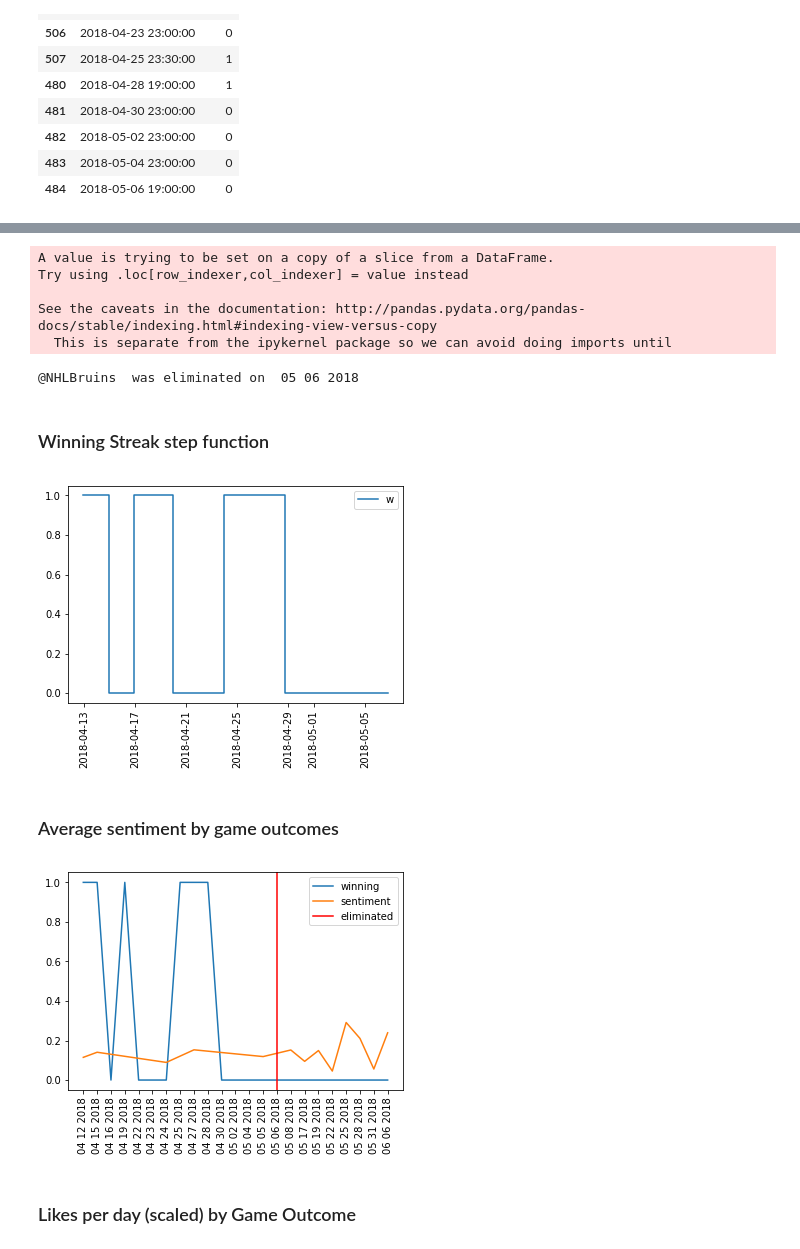
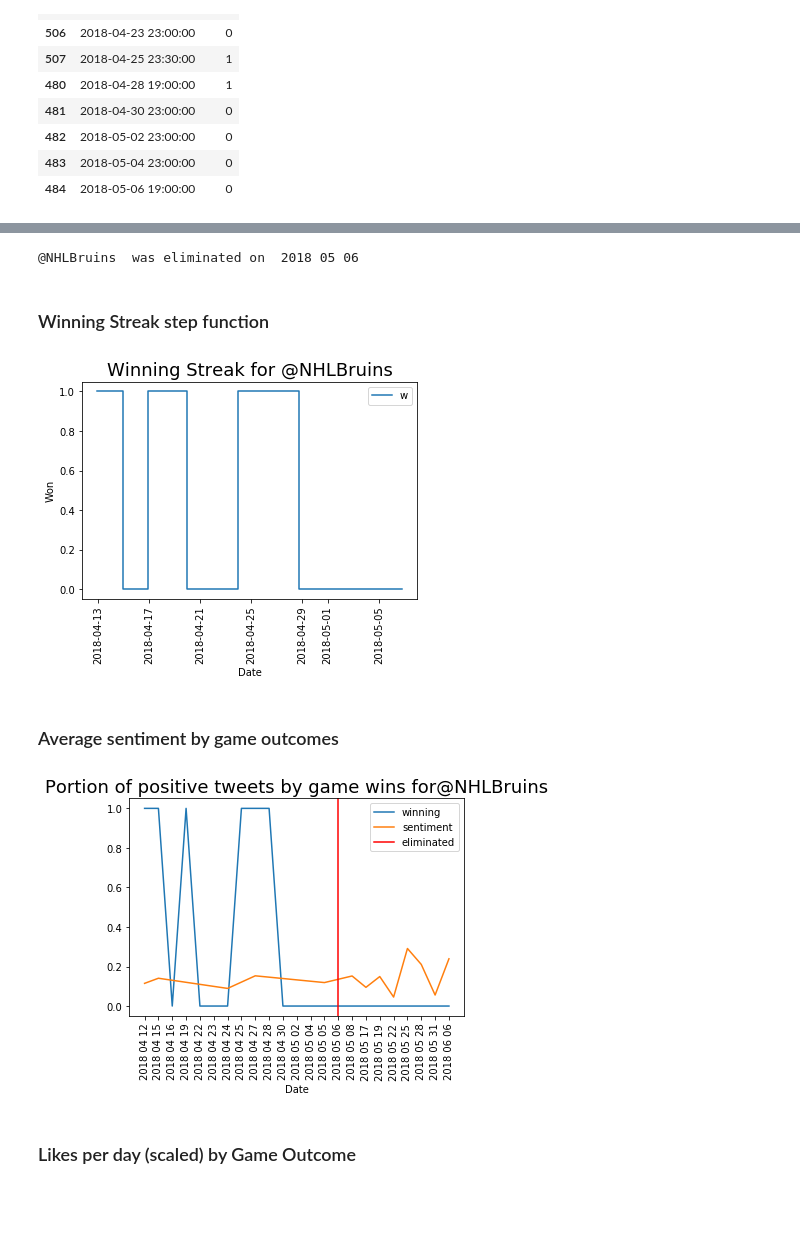
Before and after one commit to jsloa071/NHL-Tweets-Analysis, a Jupyter notebook: NHL Tweets Engagement Analysis.ipynb, the cells around one changed output, grey strips where cells are left out. Drawn from its saved outputs; the diff is of its cells as text; code cells hidden in the pictures; blank space fills up the shorter version.

```diff
--- a/NHL Tweets Engagement Analysis.ipynb
+++ b/NHL Tweets Engagement Analysis.ipynb
@@ -139,0 +198,13 @@ tweets_data = pd.read_csv(polarity_datafile, parse_dates = ['timestamp'])
+# %%
+def collect_game_outcomes():
+    r = requests.get('https://www.hockey-reference.com/leagues/NHL_2019_games.html')
+    df = pd.read_html(r.text)[0]
+    for index,row in df.iterrows():
+        visitor = row['Visitor']
+        visitor_goals = row['G']
+        home = row['Home']
+        home_goals = row['G.1']
+        df.at[index, 'home_team_id'] = team_names_handles[home]
+        df.at[index, 'away_team_id'] = team_names_handles[visitor]
+    df = df.rename(columns={ df.columns[0]: "date_time", df.columns[4]: 'home_goals', df.columns[2]: 'away_goals' })
+    return df
@@ -351,7 +540,7 @@ To solve this:
     <li>Plot the team's tweet sentiment as a function of time (grouped by days)</li>
     <li>Note: to use the same axes for the step- and line plots, I had to normalize the dates in the outcomes dataframe</li>
 # %%
-handle = '@NHLBruins'
+team_of_interest = '@NHLBruins'
 # %%
 # Fetches the team info from the team_info Kaggle NHL games dataset
 def get_team_info():
@@ -368,25 +557,3 @@ def get_team_info():
                 if name in handle.lower() or city in handle.lower():
                     team_info.at[index, 'handle'] = handle
     return team_info.dropna()
-# %%
-# generates a dataframe of dates & win(1) or lose(0) for a given team, for a given time period
-def generate_game_outcomes(team, startdate, endate):
-    startdate = pd.Timestamp(startdate)
-    endate = pd.Timestamp(endate)
-
-    team_info = get_team_info()
-    team_id = team_info[team_info['handle']==team]['team_id'].iloc[0]
-
-    game_info = pd.read_csv('data/game.csv', parse_dates=True)
-    game_info['date_time'] = pd.to_datetime(game_info['date_time'], format="%Y-%m-%dT%H:%M:%SZ")
-
-    game_info = game_info[(game_info['home_team_id']==team_id) | (game_info['away_team_id']==team_id)]
-    game_info = game_info[(game_info['date_time'] >= startdate) & (game_info['date_time'] <= endate)]
-
-    for index, row in game_info.iterrows():
-        if row['home_team_id'] == team_id:
-            game_info.at[index, 'won'] = row['home_goals'] > row['away_goals']
-        else:
-            game_info.at[index, 'won'] = row['away_goals'] > row['home_goals']
-    game_info.won = game_info.won.astype(int)
-    return game_info[['date_time', 'won']].sort_values(by=['date_time'])
@@ -405,6 +560,6 @@ def normalize_axis_dates(df1, df2):
 # %%
-game_outcomes = generate_game_outcomes(handle, playoffs_start, playoffs_end)
-print("Game outcomes for team ", handle)
+game_outcomes = generate_game_outcomes(team_of_interest, 2017, playoffs_start, playoffs_end)
+print("Game outcomes for team ", team_of_interest)
 game_outcomes
 # %% [output]
 Game outcomes for team  @NHLBruins
@@ -436,13 +591,7 @@ Tweets for team  @NHLBruins
 # %%
 # convert the string timestamp to the same format used by the game_outcomes
 # aggregate average polarity by timestamp grouped by day
-handle_tweets['timestamp'] = pd.to_datetime(handle_tweets['timestamp'], format="%Y-%m-%d %H:%M:%S")
-polarity_by_day = handle_tweets.groupby(handle_tweets.timestamp.dt.strftime('%m %d %Y'))['polarity'].mean().reset_index(name='polarity').sort_values('timestamp')
+team_of_interest_tweets['timestamp'] = pd.to_datetime(team_of_interest_tweets['timestamp'], format="%Y-%m-%d %H:%M:%S")
+polarity_by_day = team_of_interest_tweets.groupby(team_of_interest_tweets.timestamp.dt.strftime('%Y %m %d'))['polarity'].mean().reset_index(name='polarity').sort_values('timestamp')
-# %% [output]
-A value is trying to be set on a copy of a slice from a DataFrame.
-Try using .loc[row_indexer,col_indexer] = value instead
-
-See the caveats in the documentation: http://pandas.pydata.org/pandas-docs/stable/indexing.html#indexing-view-versus-copy
-  This is separate from the ipykernel package so we can avoid doing imports until
 # %%
 # aggregate winning outcomes by timestamp grouped by day
@@ -450,17 +599,21 @@ win_by_day = game_outcomes.groupby(game_outcomes.date_time.dt.strftime('%m %d %Y
 # %%
 eliminated_on = win_by_day.tail(1)['date_time'].iloc[0]
-print(handle, " was eliminated on ", eliminated_on)
+print(team_of_interest, " was eliminated on ", eliminated_on)
 # %% [output]
-@NHLBruins  was eliminated on  05 06 2018
+@NHLBruins  was eliminated on  2018 05 06
 # %% [markdown]
 ### Winning Streak step function
 # %%
 plt.figure()
+plt.title('Winning Streak for ' + team_of_interest, fontsize=18)
+plt.xlabel('Date')
+plt.ylabel('Won')
+
 plt.step(game_outcomes['date_time'], game_outcomes['won'])
 plt.legend('winning')
 plt.xticks(rotation=90)
 
 plt.show()
 # %% [output]
-[figure, old version]
+[figure, new version]
 # %%
@@ -470,6 +623,9 @@ win_by_day = normalize_axis_dates(polarity_by_day, win_by_day)
 # %% [markdown]
 ### Average sentiment by game outcomes
 # %%
+plt.title('Portion of positive tweets by game wins for' + team_of_interest, fontsize=18)
+plt.xlabel('Date')
+
 plt.plot(win_by_day.date_time, win_by_day.won, label='winning')
 plt.plot(polarity_by_day.timestamp, polarity_by_day.polarity, label='sentiment')
 plt.axvline(eliminated_on, color = 'r', label = 'eliminated')
@@ -479,7 +635,7 @@ plt.legend()
 
 plt.show()
 # %% [output]
-[figure, old version]
+[figure, new version]
 # %% [markdown]
 ### Likes per day (scaled) by Game Outcome
 # %%
```
Also changed, not shown: parts of 27 cells of this notebook, 3 other files.
